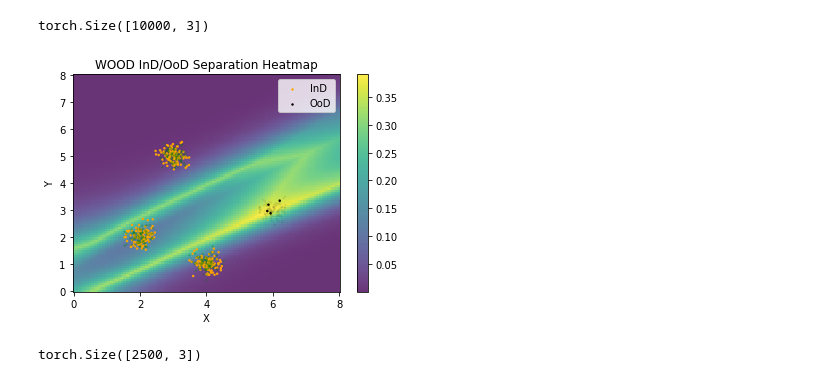
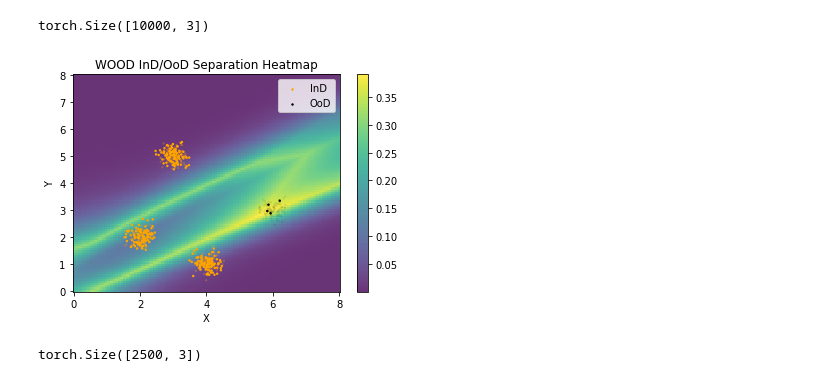
Before and after one commit to Xiaoyang-Song/Out-of-Distribution-GANs, a Jupyter notebook: Notebooks/simulation.ipynb, the cells around one changed output. Cells and saved outputs as stored; diff of their text form; code cells hidden in the pictures.

```diff
--- a/Notebooks/simulation.ipynb
+++ b/Notebooks/simulation.ipynb
@@ -159,19 +159,19 @@ torch.Size([10000, 3])
 # %%
 from wasserstein import *
 plt.pcolormesh(xi, yi, si.reshape((m, m)).T, shading='auto', alpha=0.8)
 plt.colorbar()
 plt.scatter(IND_X[:,0], IND_X[:,1], c='orange', label ="InD", sizes=[2]*len(IND_X), alpha=1)
 plt.scatter(OOD_BATCH[:,0], OOD_BATCH[:,1], c='black', label="OoD", sizes=[2]*len(OOD_X), alpha=1)
-plt.scatter(IND_X_TEST[:,0], IND_X_TEST[:,1], c='green', sizes=[2]*len(IND_X), alpha=0.2)
+plt.scatter(IND_X_TEST[:,0], IND_X_TEST[:,1], c='orange', sizes=[2]*len(IND_X), alpha=0.2)
 plt.scatter(OOD_X[:,0], OOD_X[:,1], c='black', sizes=[2]*len(OOD_X), alpha=0.05)
 plt.title("WOOD InD/OoD Separation Heatmap")
 plt.xlabel("X")
 plt.ylabel("Y")
 plt.legend()
 plt.savefig("simulation_log/plot/wood_heatmap.jpg", dpi=1000)
 plt.show()
 # %% [output]
-[figure, old version]
+[figure, new version]
 # %%
 # 8
 from wasserstein import *
```
Also changed, not shown: parts of 10 cells of this notebook, 5 other files.
